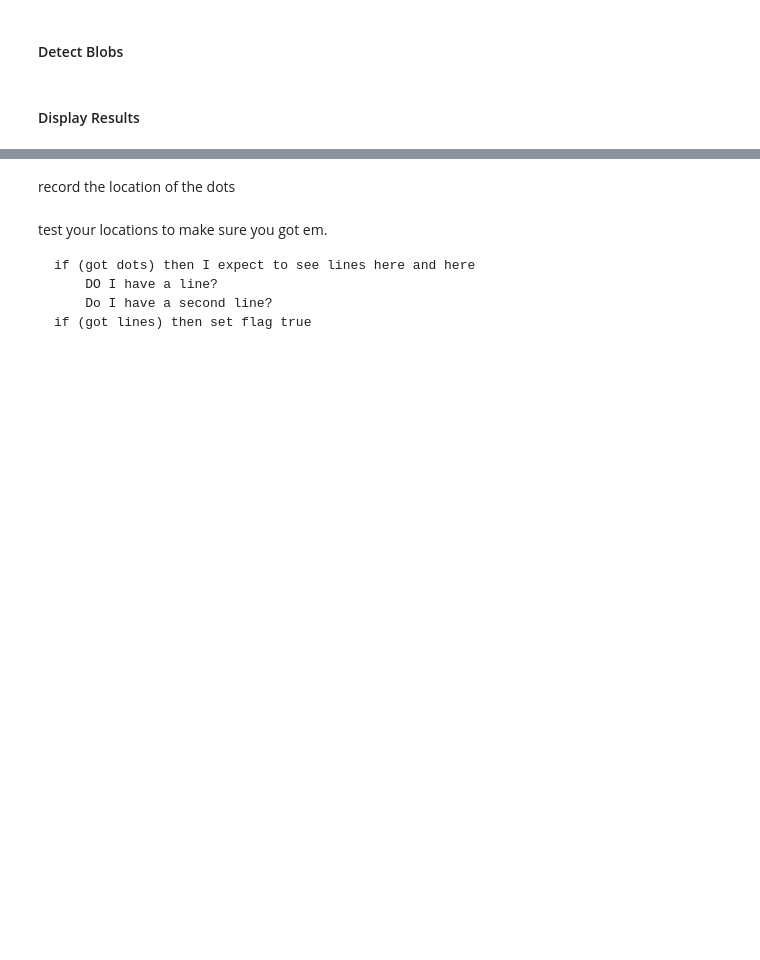
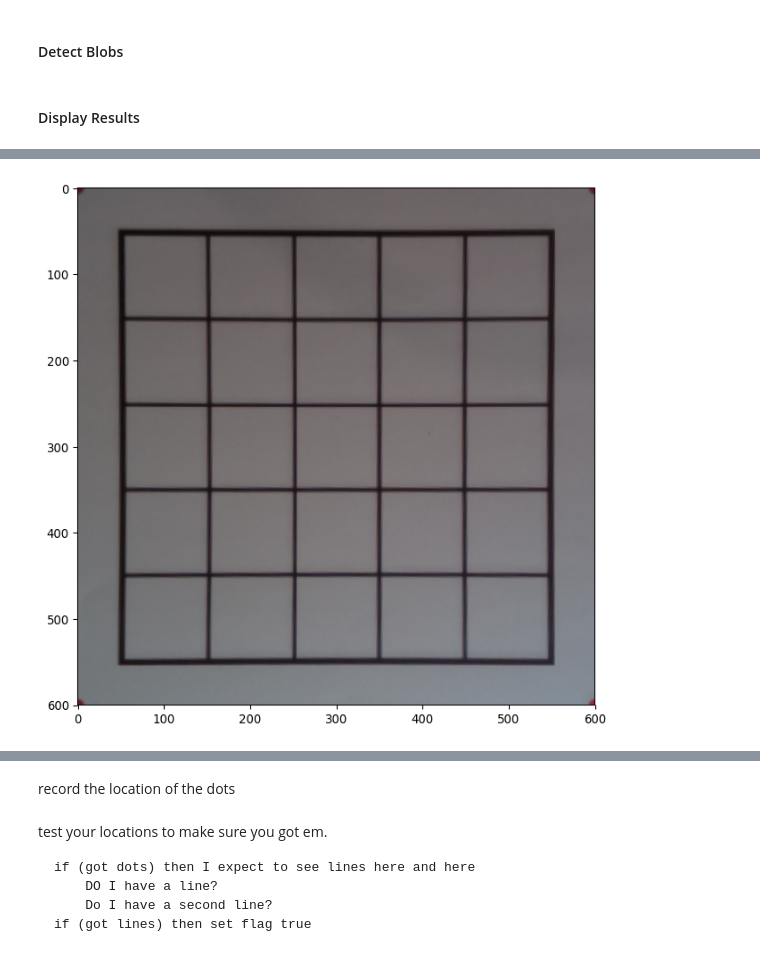
Before and after one commit to zachandfox/Playground, a Jupyter notebook: TDS_Image_Proj/code/ImportImages.ipynb, the cells around one changed output, grey strips where cells are left out. Cells and saved outputs as stored; diff of their text form; code cells hidden in the pictures; blank space fills up the shorter version.

```diff
--- a/TDS_Image_Proj/code/ImportImages.ipynb
+++ b/TDS_Image_Proj/code/ImportImages.ipynb
@@ -74,19 +67,3 @@ if is_v2:
     detector = cv2.SimpleBlobDetector(params)
 else:
     detector = cv2.SimpleBlobDetector_create(params)
-# %%
-# DESTROY
-# img2 = imset[0]
-circles = cv2.HoughCircles(img,cv2.HOUGH_GRADIENT,1,20, param1=50,param2=30,minRadius=0,maxRadius=0)
-circles = np.uint16(np.around(circles))
-for i in circles[0,:]:
-    # draw the outer circle
-    cv2.circle(img,(i[0],i[1]),i[2],(0,255,0),2)
-    # draw the center of the circle
-    cv2.circle(img,(i[0],i[1]),2,(0,0,255),3)
-
-
-plt.imshow(img, interpolation = 'bicubic')
-plt.xticks([]), plt.yticks([])  # to hide tick values on X and Y axis
-plt.savefig('lel.jpg', bbox_inches='tight')
-plt.show()
@@ -115,0 +99,19 @@ plt.show()
+# %%
+
+
+# define the input and output image points to warp
+inpts = np.float32(points)
+outpts = np.float32([[0, 0],[600, 0],[0, 600],[600, 600]])
+
+# calculate a perspective transform based on the points given above
+M = cv2.getPerspectiveTransform(inpts, outpts)
+
+# warp the image perspective with the perspective transform calculated above
+img_warp = cv2.warpPerspective(img, M, (600,600))
+
+# display the warped image
+plt.figure(figsize=(8, 8), dpi=96)
+plt.imshow(img_warp, cmap='gray')
+plt.show()
+# %% [output]
+[figure, added]
```
Also changed, not shown: parts of 12 cells of this notebook, 8 other files.
